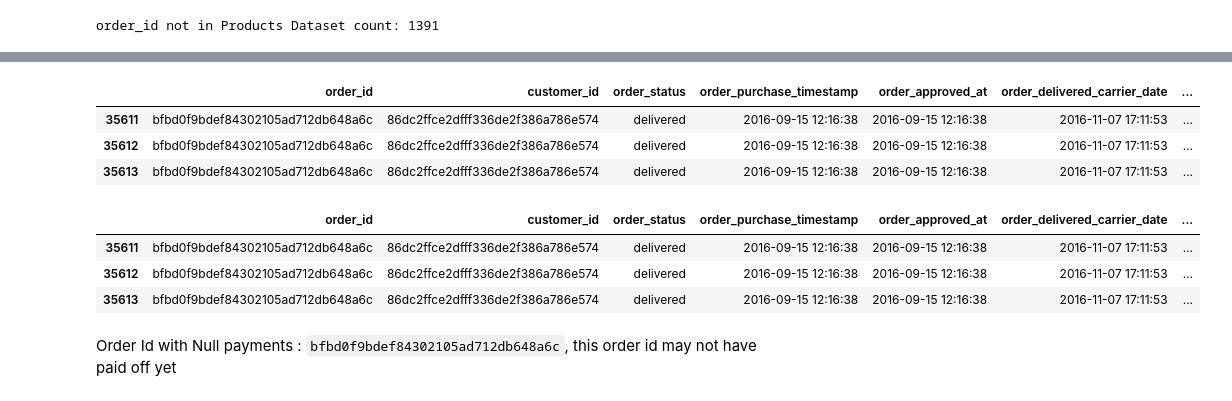
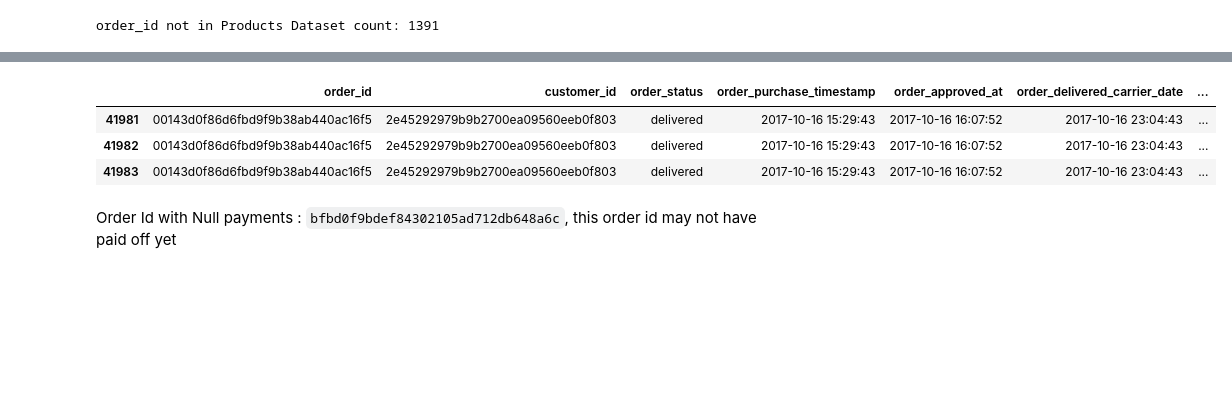
Before and after one commit to bnjisyn/Final-Project-Brazil-Ecommerce, a Jupyter notebook: index.ipynb, the cells around one changed output, grey strips where cells are left out. Saved outputs shown, nothing was run; the diff lists cells and outputs as text; code cells hidden in the pictures; blank space fills up the shorter version.

```diff
--- a/index.ipynb
+++ b/index.ipynb
@@ -631,22 +647,15 @@ Data columns (total 25 columns):
  24  payment_value                  115018 non-null  float64
 dtypes: float64(5), int32(7), int64(1), object(12)
 memory usage: 18.9+ MB
-# %%
-display(df_product_payments[pd.isna(df_product_payments.payment_value)])
-# %% [output]
-|  | order_id | customer_id | order_status | order_purchase_timestamp | order_approved_at | order_delivered_carrier_date | ... |
-| 35611 | bfbd0f9bdef84302105ad712db648a6c | 86dc2ffce2dfff336de2f386a786e574 | delivered | 2016-09-15 12:16:38 | 2016-09-15 12:16:38 | 2016-11-07 17:11:53 | ... |
-| 35612 | bfbd0f9bdef84302105ad712db648a6c | 86dc2ffce2dfff336de2f386a786e574 | delivered | 2016-09-15 12:16:38 | 2016-09-15 12:16:38 | 2016-11-07 17:11:53 | ... |
-| 35613 | bfbd0f9bdef84302105ad712db648a6c | 86dc2ffce2dfff336de2f386a786e574 | delivered | 2016-09-15 12:16:38 | 2016-09-15 12:16:38 | 2016-11-07 17:11:53 | ... |
 # %%
 # Order Id with NaN value : bfbd0f9bdef84302105ad712db648a6c
 
-display(df_product_payments[df_product_payments.order_id == 'bfbd0f9bdef84302105ad712db648a6c'])
+display(df_product_payments[df_product_payments.order_id == '00143d0f86d6fbd9f9b38ab440ac16f5'])
 # %% [output]
 |  | order_id | customer_id | order_status | order_purchase_timestamp | order_approved_at | order_delivered_carrier_date | ... |
-| 35611 | bfbd0f9bdef84302105ad712db648a6c | 86dc2ffce2dfff336de2f386a786e574 | delivered | 2016-09-15 12:16:38 | 2016-09-15 12:16:38 | 2016-11-07 17:11:53 | ... |
-| 35612 | bfbd0f9bdef84302105ad712db648a6c | 86dc2ffce2dfff336de2f386a786e574 | delivered | 2016-09-15 12:16:38 | 2016-09-15 12:16:38 | 2016-11-07 17:11:53 | ... |
-| 35613 | bfbd0f9bdef84302105ad712db648a6c | 86dc2ffce2dfff336de2f386a786e574 | delivered | 2016-09-15 12:16:38 | 2016-09-15 12:16:38 | 2016-11-07 17:11:53 | ... |
+| 41981 | 00143d0f86d6fbd9f9b38ab440ac16f5 | 2e45292979b9b2700ea09560eeb0f803 | delivered | 2017-10-16 15:29:43 | 2017-10-16 16:07:52 | 2017-10-16 23:04:43 | ... |
+| 41982 | 00143d0f86d6fbd9f9b38ab440ac16f5 | 2e45292979b9b2700ea09560eeb0f803 | delivered | 2017-10-16 15:29:43 | 2017-10-16 16:07:52 | 2017-10-16 23:04:43 | ... |
+| 41983 | 00143d0f86d6fbd9f9b38ab440ac16f5 | 2e45292979b9b2700ea09560eeb0f803 | delivered | 2017-10-16 15:29:43 | 2017-10-16 16:07:52 | 2017-10-16 23:04:43 | ... |
 # %% [markdown]
 Order Id with Null payments : `bfbd0f9bdef84302105ad712db648a6c`, this order id may not have paid off yet
 # %%
```
Also changed, not shown: parts of 34 cells of this notebook, 3 other files.
